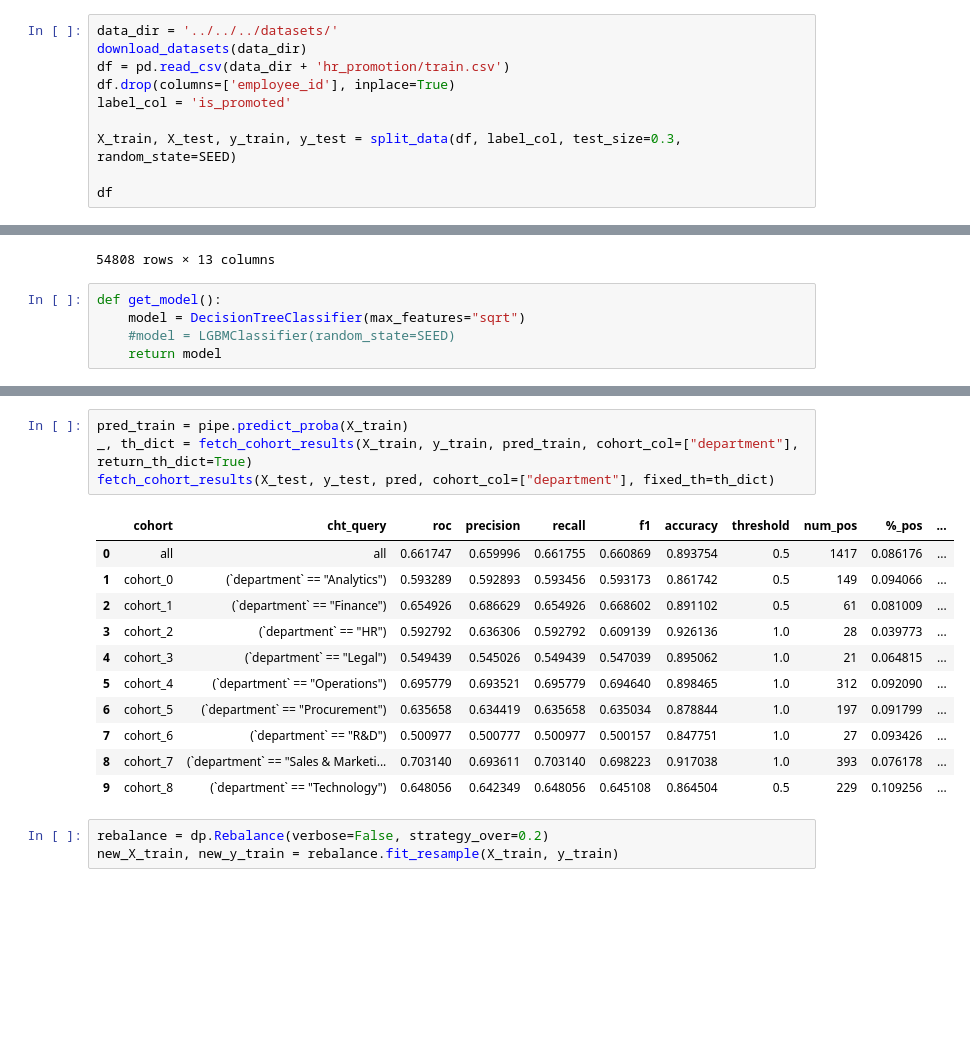
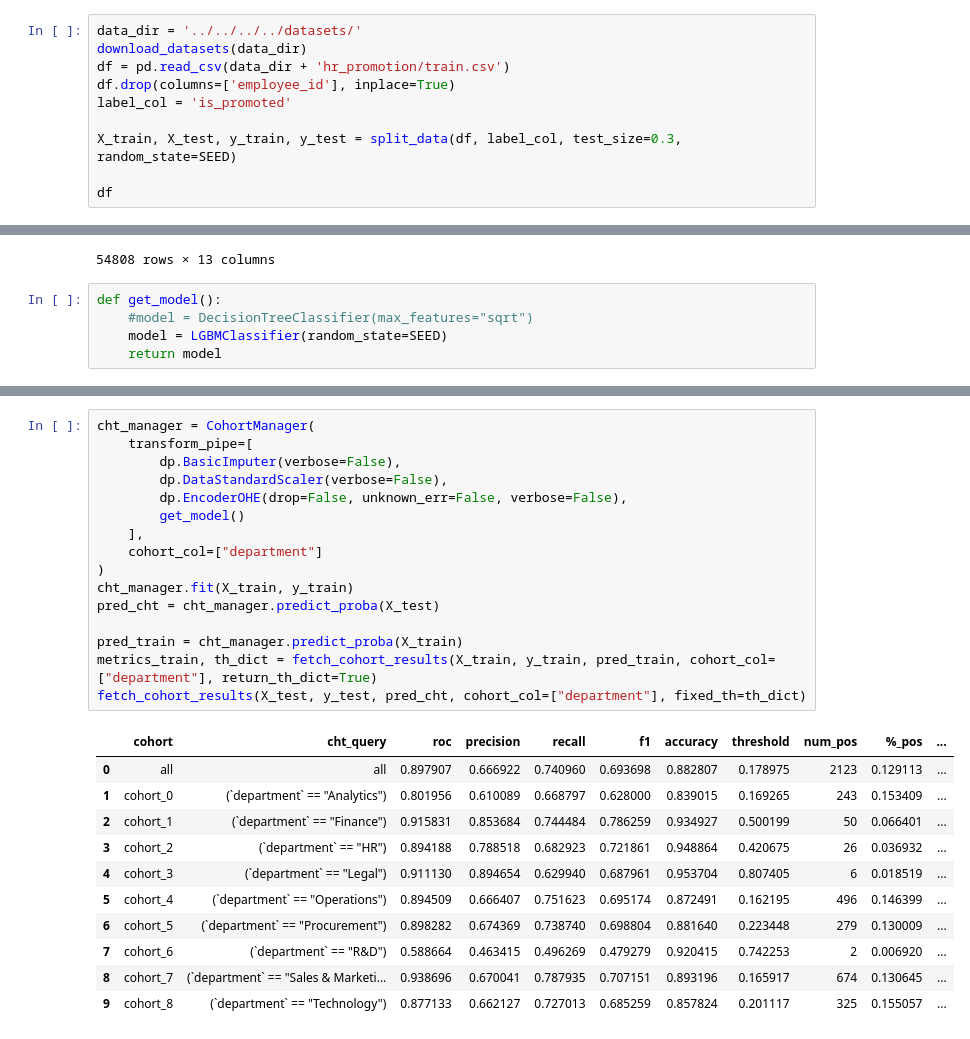
Before and after one commit to microsoft/responsible-ai-toolbox-mitigations, a Jupyter notebook: notebooks/cohort/case_study/decoupled_class/case_3.ipynb, the cells around one changed output, grey strips where cells are left out. Drawn from its saved outputs; the diff is of its cells as text; blank space fills up the shorter version.

```diff
--- a/notebooks/cohort/case_study/decoupled_class/case_3.ipynb
+++ b/notebooks/cohort/case_study/decoupled_class/case_3.ipynb
@@ -23,7 +23,7 @@ SEED = 100
 # %% [markdown]
 Load and split the data into train and test sets:
 # %%
-data_dir = '../../../datasets/'
+data_dir = '../../../../datasets/'
 download_datasets(data_dir)
 df = pd.read_csv(data_dir + 'hr_promotion/train.csv')
 df.drop(columns=['employee_id'], inplace=True)
@@ -48,6 +48,6 @@ df
 54808 rows × 13 columns
 # %%
 def get_model():
-    model = DecisionTreeClassifier(max_features="sqrt")
-    #model = LGBMClassifier(random_state=SEED)
+    #model = DecisionTreeClassifier(max_features="sqrt")
+    model = LGBMClassifier(random_state=SEED)
     return model
@@ -95,19 +90,28 @@ fetch_cohort_results(X_test, y_test, pred, cohort_col=["recruitment_channel"], f
 # %%
-pred_train = pipe.predict_proba(X_train)
-_, th_dict = fetch_cohort_results(X_train, y_train, pred_train, cohort_col=["department"], return_th_dict=True)
-fetch_cohort_results(X_test, y_test, pred, cohort_col=["department"], fixed_th=th_dict)
+cht_manager = CohortManager(
+    transform_pipe=[
+        dp.BasicImputer(verbose=False),
+        dp.DataStandardScaler(verbose=False),
+        dp.EncoderOHE(drop=False, unknown_err=False, verbose=False),
+        get_model()
+    ],
+    cohort_col=["department"]
+)
+cht_manager.fit(X_train, y_train)
+pred_cht = cht_manager.predict_proba(X_test)
+
+pred_train = cht_manager.predict_proba(X_train)
+metrics_train, th_dict = fetch_cohort_results(X_train, y_train, pred_train, cohort_col=["department"], return_th_dict=True)
+fetch_cohort_results(X_test, y_test, pred_cht, cohort_col=["department"], fixed_th=th_dict)
 # %% [output]
 |  | cohort | cht_query | roc | precision | recall | f1 | accuracy | threshold | num_pos | %_pos | ... |
-| 0 | all | all | 0.661747 | 0.659996 | 0.661755 | 0.660869 | 0.893754 | 0.5 | 1417 | 0.086176 | ... |
-| 1 | cohort_0 | (`department` == "Analytics") | 0.593289 | 0.592893 | 0.593456 | 0.593173 | 0.861742 | 0.5 | 149 | 0.094066 | ... |
-| 2 | cohort_1 | (`department` == "Finance") | 0.654926 | 0.686629 | 0.654926 | 0.668602 | 0.891102 | 0.5 | 61 | 0.081009 | ... |
-| 3 | cohort_2 | (`department` == "HR") | 0.592792 | 0.636306 | 0.592792 | 0.609139 | 0.926136 | 1.0 | 28 | 0.039773 | ... |
-| 4 | cohort_3 | (`department` == "Legal") | 0.549439 | 0.545026 | 0.549439 | 0.547039 | 0.895062 | 1.0 | 21 | 0.064815 | ... |
-| 5 | cohort_4 | (`department` == "Operations") | 0.695779 | 0.693521 | 0.695779 | 0.694640 | 0.898465 | 1.0 | 312 | 0.092090 | ... |
-| 6 | cohort_5 | (`department` == "Procurement") | 0.635658 | 0.634419 | 0.635658 | 0.635034 | 0.878844 | 1.0 | 197 | 0.091799 | ... |
-| 7 | cohort_6 | (`department` == "R&D") | 0.500977 | 0.500777 | 0.500977 | 0.500157 | 0.847751 | 1.0 | 27 | 0.093426 | ... |
-| 8 | cohort_7 | (`department` == "Sales & Marketi... | 0.703140 | 0.693611 | 0.703140 | 0.698223 | 0.917038 | 1.0 | 393 | 0.076178 | ... |
-| 9 | cohort_8 | (`department` == "Technology") | 0.648056 | 0.642349 | 0.648056 | 0.645108 | 0.864504 | 0.5 | 229 | 0.109256 | ... |
+| 0 | all | all | 0.897907 | 0.666922 | 0.740960 | 0.693698 | 0.882807 | 0.178975 | 2123 | 0.129113 | ... |
+| 1 | cohort_0 | (`department` == "Analytics") | 0.801956 | 0.610089 | 0.668797 | 0.628000 | 0.839015 | 0.169265 | 243 | 0.153409 | ... |
+| 2 | cohort_1 | (`department` == "Finance") | 0.915831 | 0.853684 | 0.744484 | 0.786259 | 0.934927 | 0.500199 | 50 | 0.066401 | ... |
+| 3 | cohort_2 | (`department` == "HR") | 0.894188 | 0.788518 | 0.682923 | 0.721861 | 0.948864 | 0.420675 | 26 | 0.036932 | ... |
+| 4 | cohort_3 | (`department` == "Legal") | 0.911130 | 0.894654 | 0.629940 | 0.687961 | 0.953704 | 0.807405 | 6 | 0.018519 | ... |
+| 5 | cohort_4 | (`department` == "Operations") | 0.894509 | 0.666407 | 0.751623 | 0.695174 | 0.872491 | 0.162195 | 496 | 0.146399 | ... |
+| 6 | cohort_5 | (`department` == "Procurement") | 0.898282 | 0.674369 | 0.738740 | 0.698804 | 0.881640 | 0.223448 | 279 | 0.130009 | ... |
+| 7 | cohort_6 | (`department` == "R&D") | 0.588664 | 0.463415 | 0.496269 | 0.479279 | 0.920415 | 0.742253 | 2 | 0.006920 | ... |
+| 8 | cohort_7 | (`department` == "Sales & Marketi... | 0.938696 | 0.670041 | 0.787935 | 0.707151 | 0.893196 | 0.165917 | 674 | 0.130645 | ... |
+| 9 | cohort_8 | (`department` == "Technology") | 0.877133 | 0.662127 | 0.727013 | 0.685259 | 0.857824 | 0.201117 | 325 | 0.155057 | ... |
-# %%
-rebalance = dp.Rebalance(verbose=False, strategy_over=0.2)
-new_X_train, new_y_train = rebalance.fit_resample(X_train, y_train)
```
Also changed, not shown: parts of 18 cells of this notebook, 8 other files.
